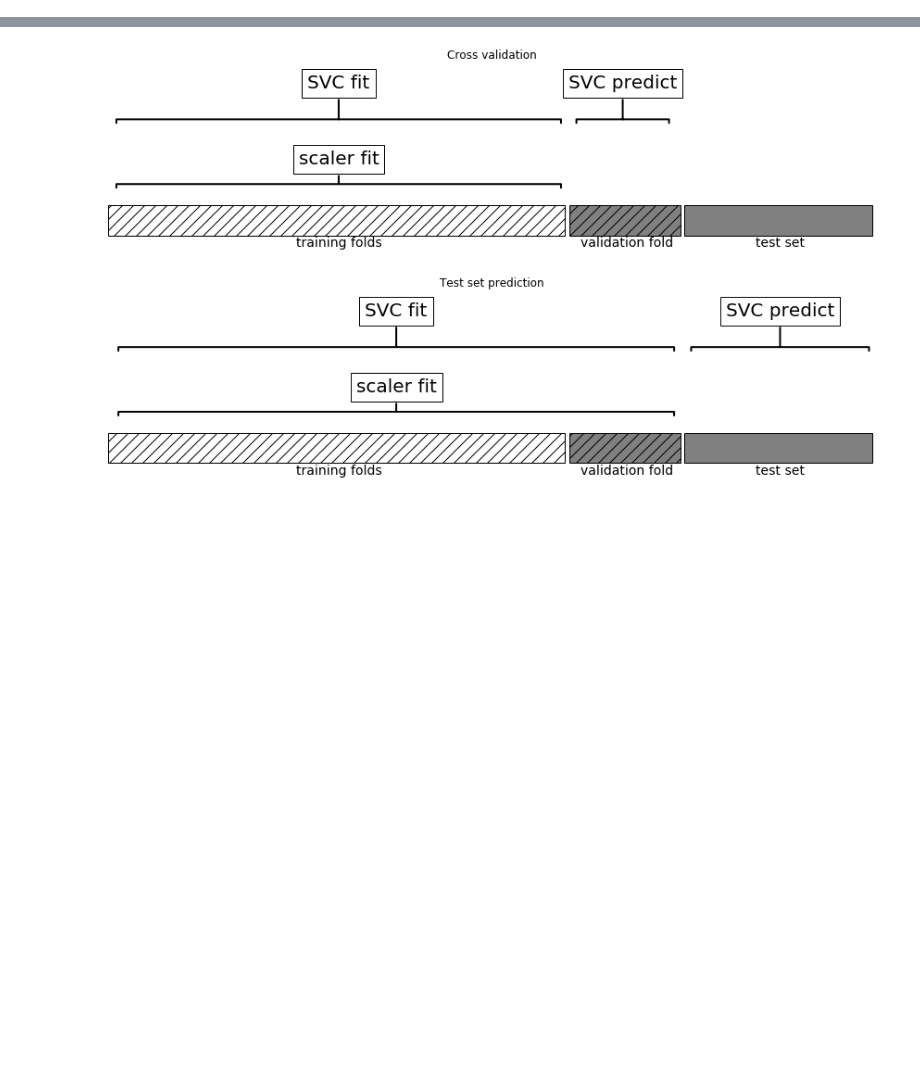
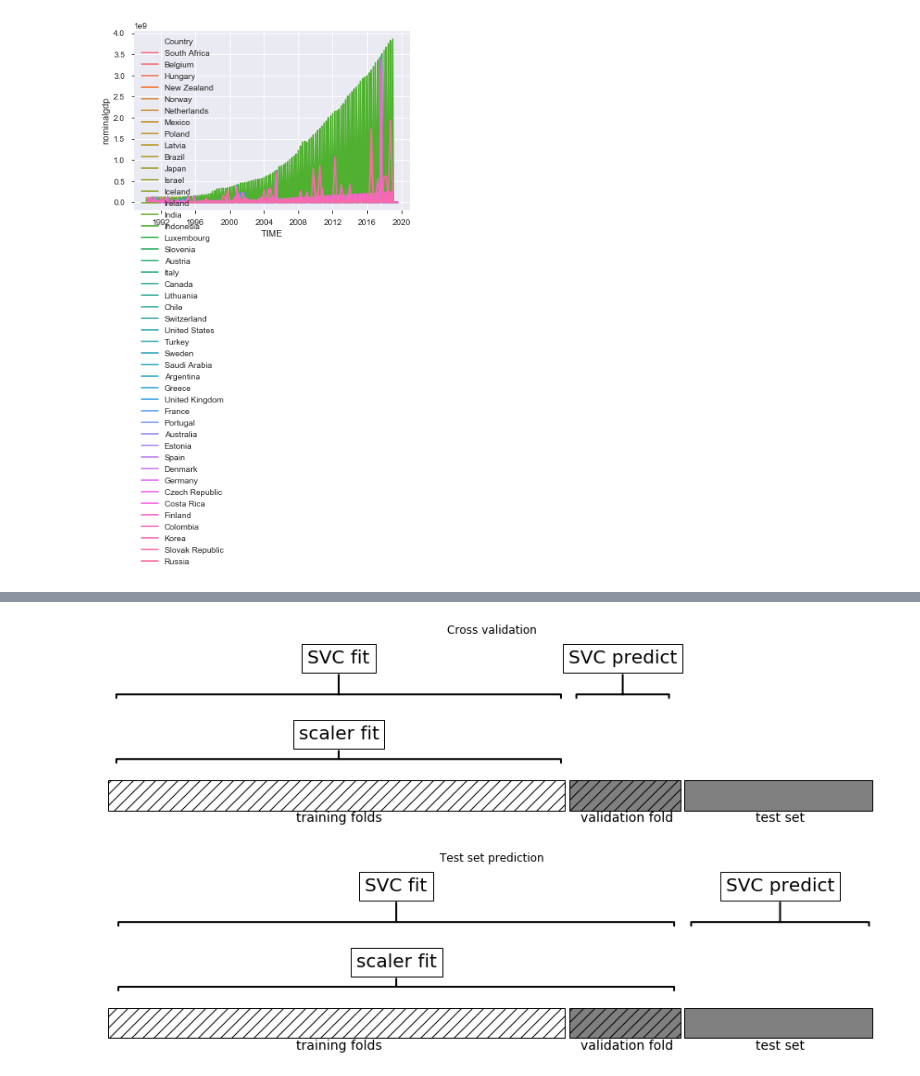
Before and after one commit to Walras-data/countryrisk, a Jupyter notebook: countryriskpipeline.ipynb, the cells around one changed output, grey strips where cells are left out. Saved outputs shown, nothing was run; the diff lists cells and outputs as text; code cells hidden in the pictures; blank space fills up the shorter version.

```diff
--- a/countryriskpipeline.ipynb
+++ b/countryriskpipeline.ipynb
@@ -216,0 +564,5 @@ from sklearn.pipeline import Pipeline
+# %%
+import seaborn as sns
+ax = sns.lineplot(x="TIME", y="nominalgdp", hue="Country", data=dataset7)
+# %% [output]
+[figure, added]
```
Also changed, not shown: parts of 61 cells of this notebook, 5 other files.
